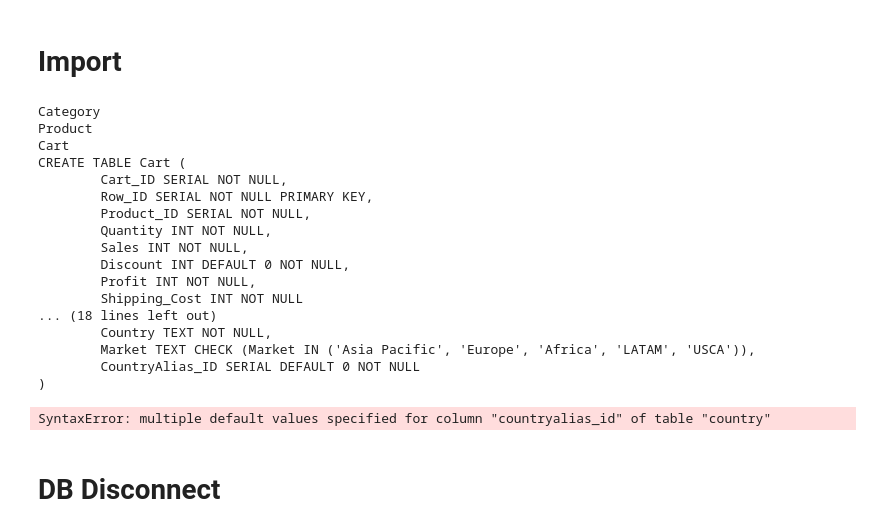
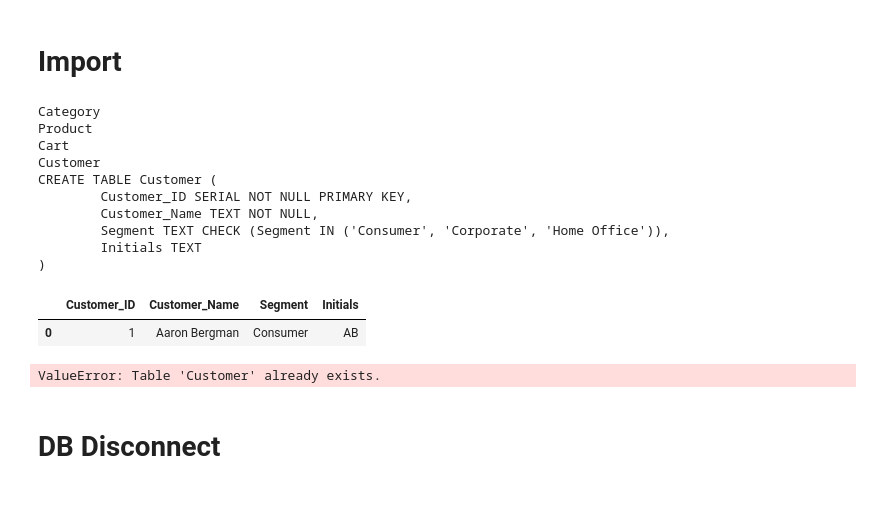
Before and after one commit to DTNGNR/M1P5S1-SQL, a Jupyter notebook: importPostGreSQL.ipynb, the cells around one changed output. Saved outputs shown, nothing was run; the diff lists cells and outputs as text; code cells hidden in the pictures; blank space fills up the shorter version.

```diff
--- a/importPostGreSQL.ipynb
+++ b/importPostGreSQL.ipynb
@@ -457,7 +457,7 @@ orders["Unit_Price"] = round(orders["Sales"] / orders["Quantity"] / (1-orders["D
 orders = orders.rename(columns={'Product_ID': 'Category_ID'})
 orders["Product_ID"] = orders.groupby(["Category_ID", "Unit_Price"]).ngroup() + 1
 # %%
-orders["City_ID"] = orders.groupby(["Country", "City"]).ngroup() + 1
+orders["City_ID"] = orders.groupby(["Country", "City", "State"]).ngroup() + 1
 # %%
 orders.head(5)
 # %% [output]
@@ -522,7 +522,7 @@ db = {
             'City': { "NOT NULL": True },
             'State': { "NOT NULL": True },
             'Country_ID': { "NOT NULL": True},
-            'Region_ID': { "DEFAULT": "0", "NOT NULL": True }
+            'Region_ID': { "NOT NULL": True }
         }
     },
     "Country": {
@@ -532,7 +532,7 @@ db = {
         "fields": {
             'Country': { "NOT NULL": True },
             'Market': { "CHECK": "(Market IN ('Asia Pacific', 'Europe', 'Africa', 'LATAM', 'USCA'))" },
-            'CountryAlias_ID': { "DEFAULT": "0", "NOT NULL": True },
+            'CountryAlias_ID': { "NOT NULL": True },
         }
     },
     "Region": {
@@ -718,10 +718,22 @@ display(orders[orders.Cart_ID == 22557])
 | 29890 | 14 | MX | 2017-09-24 | 2017-10-01 | Standard Class | Paul Knutson | Home Office | 0.0 | Managua | ... |
 # %% [markdown]
 # Import
+# %%
+import configparser
+
+config = configparser.ConfigParser()
+config.read('config.ini')
+
+# Access the values
+username = config.get('Credentials', 'username')
+password = config.get('Credentials', 'password')
+
+host = config.get('Database', 'host')
+database = config.get('Database', 'database')
 # %%
 from sqlalchemy import create_engine, MetaData
 
-engine = create_engine('postgresql://fgwctbbl:pwy-MGnMWbbTJcrSzofNhxUA7o7JQF6E@rogue.db.elephantsql.com/fgwctbbl')
+engine = create_engine('postgresql://' + username + ":" + password + "@" + host + "/" + database)
 conn = engine.raw_connection()
 cur = conn.cursor()
 
@@ -733,49 +745,47 @@ pdsql = pd.io.sql.SQLDatabase(engine)
 #pdsql.to_sql(df, 'test')
 
 for name in reversed(db.keys()):
     print(name)
     if name == "Category":
         continue
 
     if name == "Product":
         continue
 
+    if name == "Cart":
+        continue
+
 
     sql = createTable(name)
     print(sql)
     #continue
     cur.execute("DROP TABLE IF EXISTS " + name)
     cur.execute(sql)
-    continue
+    # continue
 
     data = createData(name)
     display(data.head(1))
     #data.to_sql(name, conn, if_exists='replace', index=False)
     pdsql.to_sql(data, name)
 
-    break
+    #break
 
 cur.close()
 conn.close()
 # %% [output]
 Category
 Product
 Cart
-CREATE TABLE Cart (
-        Cart_ID SERIAL NOT NULL,
-        Row_ID SERIAL NOT NULL PRIMARY KEY,
-        Product_ID SERIAL NOT NULL,
-        Quantity INT NOT NULL,
-        Sales INT NOT NULL,
-        Discount INT DEFAULT 0 NOT NULL,
-        Profit INT NOT NULL,
-        Shipping_Cost INT NOT NULL
-... (18 lines left out)
-        Country TEXT NOT NULL,
-        Market TEXT CHECK (Market IN ('Asia Pacific', 'Europe', 'Africa', 'LATAM', 'USCA')),
-        CountryAlias_ID SERIAL DEFAULT 0 NOT NULL
+Customer
+CREATE TABLE Customer (
+        Customer_ID SERIAL NOT NULL PRIMARY KEY,
+        Customer_Name TEXT NOT NULL,
+        Segment TEXT CHECK (Segment IN ('Consumer', 'Corporate', 'Home Office')),
+        Initials TEXT
 )
+|  | Customer_ID | Customer_Name | Segment | Initials |
+| 0 | 1 | Aaron Bergman | Consumer | AB |
-SyntaxError: multiple default values specified for column "countryalias_id" of table "country"
+ValueError: Table 'Customer' already exists.
 # %% [markdown]
 # DB Disconnect
 # %%
```
Also changed, not shown: 1 other file.
